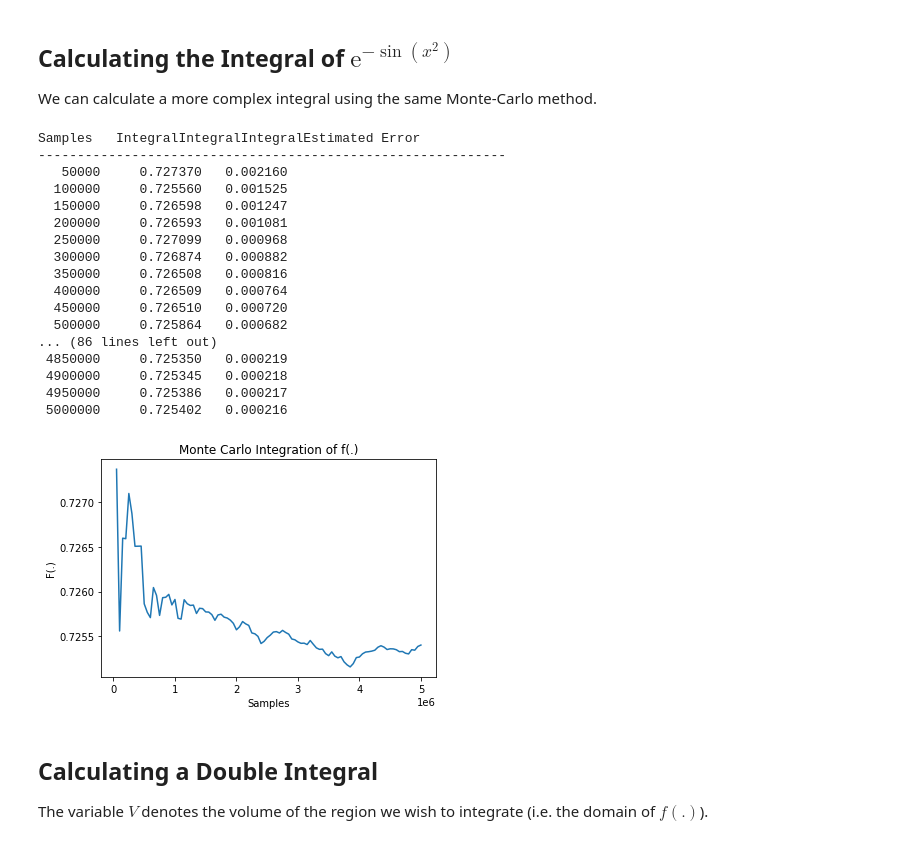
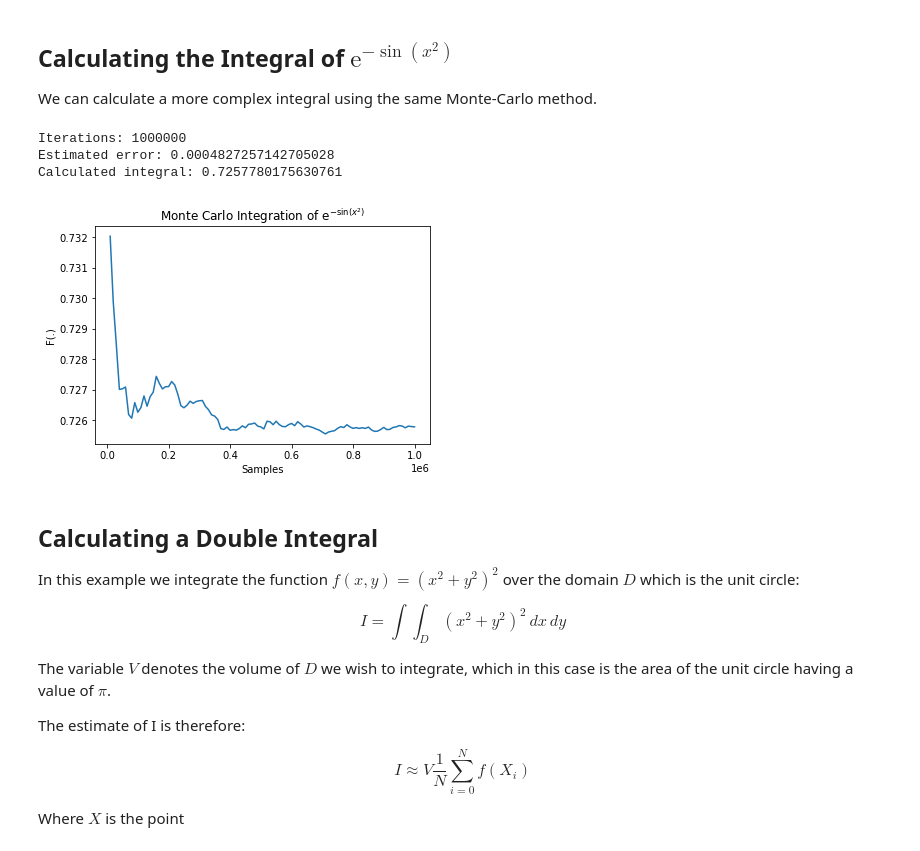
Before and after one commit to bott-j/monte-carlo-integration-python, a Jupyter notebook: monte_carlo_numerical_integration.ipynb, the cells around one changed output. Drawn from its saved outputs; the diff is of its cells as text; code cells hidden in the pictures.

Commit message:
Add monte carlo integration into own notebook.

```diff
--- a/monte_carlo_numerical_integration.ipynb
+++ b/monte_carlo_numerical_integration.ipynb
@@ -155,74 +82,80 @@ Samples   Monte Carlo Integral   Error
 
 We can calculate a more complex integral using the same Monte-Carlo method.
 # %%
-# Domain over which to evaluate integral
-domain = (1, 2)
-
 # Function to integrate
 def f(x):
     return np.exp(-np.sin(x**2))
 
+# Domain over which to evaluate integral
+domain = (1, 2)
+
 # Create n samples drawn from a uniform distribution
-n = 5000000
+n = 1000000
 df = pd.DataFrame(columns = ("X",), data = np.random.uniform(domain[0], domain[1], n))
-# User numpy vectorize rather than pandas apply to increase speed
+
+# Calculate function values using numpy vectorize to increase speed
 df['Y'] = np.vectorize(f)(df["X"])
 
 # Empty list for errors
 iterations = []
+values = []
 errors = []
 
-print("Samples" + " " * 3 + "Integral" * 3 + "Estimated Error")
-print("-" * 60)
-step = 50000
+# For increasing number of samples
+step = 10000
 for i in range(step, n+step, step):
 
     # Find the mean value of the function
     meanValue = df[0:i]['Y'].mean()
 
     # Find the variance of the function
     varianceValue = df[0:i]['Y'].var()
 
     # Find the error
     error = np.sqrt(varianceValue / i) * (domain[1] - domain[0])
 
     # Find the integral calculated over the domain
     calculatedIntegral = meanValue * (domain[1] - domain[0])
 
-    errors.append(calculatedIntegral)
+    # Save calues
+    errors.append(error)
+    values.append(calculatedIntegral)
     iterations.append(i)
 
-    # Display results
-    print(f"{i:8d}     {calculatedIntegral:8f}   {error:8f}")
+# Print the results
+print(f"Iterations: {iterations[-1]}")
+print(f"Estimated error: {errors[-1]}")
+print(f"Calculated integral: {values[-1]}")
 
-plt.plot(iterations,errors)
+# Plot the integral as a function of points
+plt.plot(iterations, values)
 plt.xlabel("Samples")
 plt.ylabel("F(.)")
-plt.title("Monte Carlo Integration of f(.)")
+plt.title("Monte Carlo Integration of $\mathrm{e}^{-\sin(x^2)}$")
 plt.show()
 # %% [output]
-Samples   IntegralIntegralIntegralEstimated Error
-------------------------------------------------------------
-   50000     0.727370   0.002160
-  100000     0.725560   0.001525
-  150000     0.726598   0.001247
-  200000     0.726593   0.001081
-  250000     0.727099   0.000968
-  300000     0.726874   0.000882
-  350000     0.726508   0.000816
-  400000     0.726509   0.000764
-  450000     0.726510   0.000720
-  500000     0.725864   0.000682
-... (86 lines left out)
- 4850000     0.725350   0.000219
- 4900000     0.725345   0.000218
- 4950000     0.725386   0.000217
- 5000000     0.725402   0.000216
+Iterations: 1000000
+Estimated error: 0.0004827257142705028
+Calculated integral: 0.7257780175630761
-[figure, old version]
+[figure, new version]
-# %% [markdown]
-## Calculating a Double Integral
-
-The variable $V$ denotes the volume of the region we wish to integrate (i.e. the domain of $f(.)$).
+# %% [markdown]
+## Calculating a Double Integral
+
+In this example we integrate the function $f(x,y) = (x^2 + y^2)^2$ over the domain $D$ which is the unit circle:
+
+$$
+I = \int\int_{D} (x^2+y^2)^2 \, dx \, dy
+$$
+
+The variable $V$ denotes the volume of $D$ we wish to integrate, which in this case is the area of the unit circle having a value of $\pi$.
+
+The estimate of I is therefore:
+
+$$
+I \approx V\frac{1}{N}\sum_{i=0}^{N}f(X_i)
+$$
+
+Where $X$ is the point
 # %%
 # The function to integrate
 def f(x, y):
```
Also changed, not shown: parts of 14 cells of this notebook.
